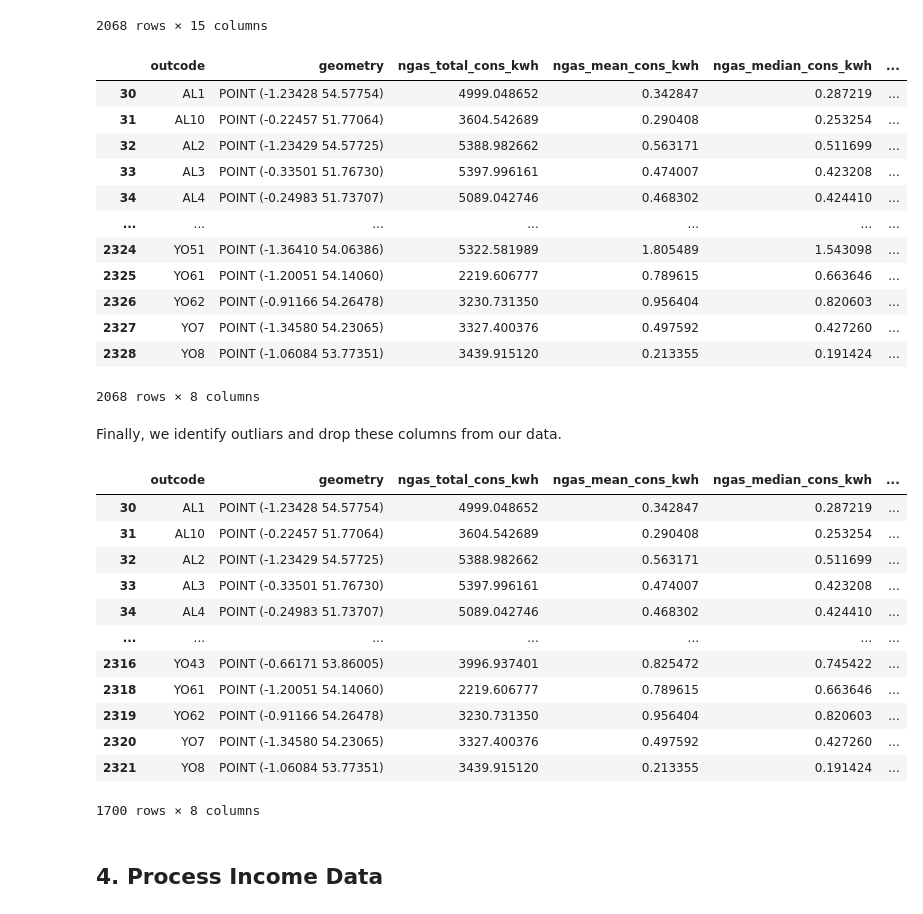
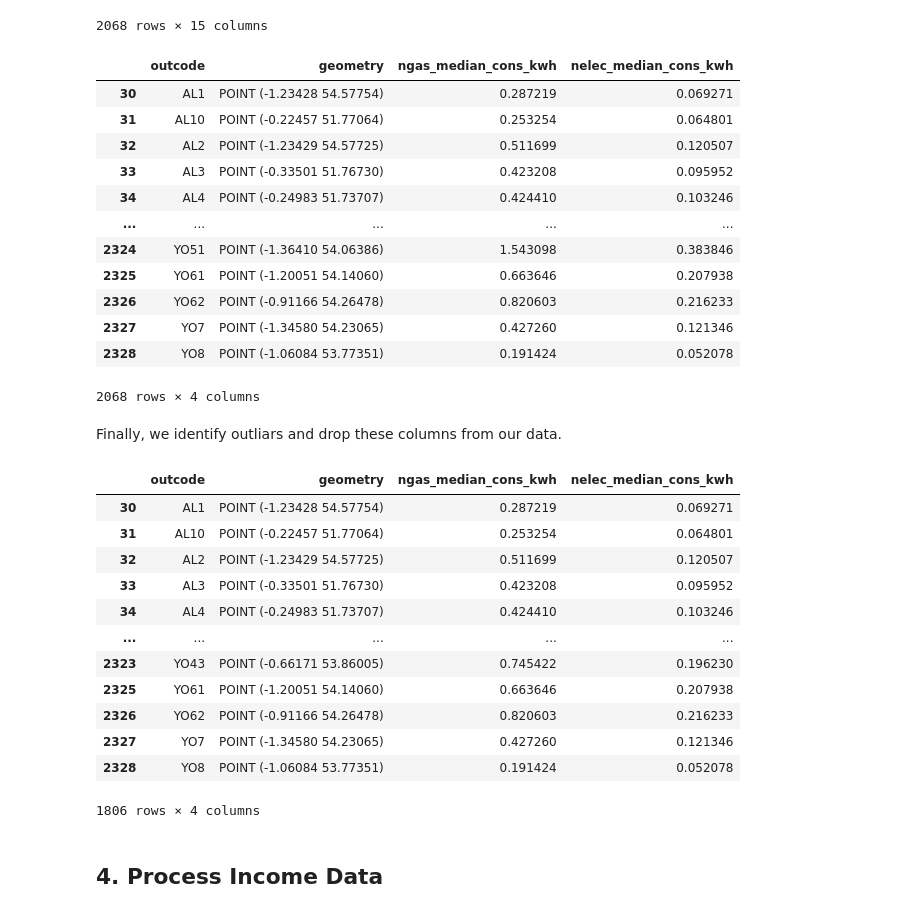
Before and after one commit to NikhilSDesai/SpatialDataScience, a Jupyter notebook: SDS_Analysis/data_cleaning.ipynb, the cells around one changed output. Drawn from its saved outputs; the diff is of its cells as text; code cells hidden in the pictures.

```diff
--- a/SDS_Analysis/data_cleaning.ipynb
+++ b/SDS_Analysis/data_cleaning.ipynb
@@ -414,29 +417,28 @@ See the caveats in the documentation: https://pandas.pydata.org/pandas-docs/stab
 2068 rows × 15 columns
 # %%
 columns_to_drop = ['gas_total_cons_kwh', 'gas_mean_cons_kwh', 'gas_median_cons_kwh',
-                   'elec_total_cons_kwh', 'elec_mean_cons_kwh', 'elec_median_cons_kwh', 'Count']
+                   'elec_total_cons_kwh', 'elec_mean_cons_kwh', 'elec_median_cons_kwh', 'Count', 'ngas_total_cons_kwh',	'ngas_mean_cons_kwh', 'nelec_total_cons_kwh', 'nelec_mean_cons_kwh']
 normalised_df = popjoined_df.drop(columns=columns_to_drop)
 normalised_df
 # %% [output]
-|  | outcode | geometry | ngas_total_cons_kwh | ngas_mean_cons_kwh | ngas_median_cons_kwh | ... |
-| 30 | AL1 | POINT (-1.23428 54.57754) | 4999.048652 | 0.342847 | 0.287219 | ... |
-| 31 | AL10 | POINT (-0.22457 51.77064) | 3604.542689 | 0.290408 | 0.253254 | ... |
-| 32 | AL2 | POINT (-1.23429 54.57725) | 5388.982662 | 0.563171 | 0.511699 | ... |
-| 33 | AL3 | POINT (-0.33501 51.76730) | 5397.996161 | 0.474007 | 0.423208 | ... |
-| 34 | AL4 | POINT (-0.24983 51.73707) | 5089.042746 | 0.468302 | 0.424410 | ... |
-| ... | ... | ... | ... | ... | ... | ... |
-| 2324 | YO51 | POINT (-1.36410 54.06386) | 5322.581989 | 1.805489 | 1.543098 | ... |
-| 2325 | YO61 | POINT (-1.20051 54.14060) | 2219.606777 | 0.789615 | 0.663646 | ... |
-| 2326 | YO62 | POINT (-0.91166 54.26478) | 3230.731350 | 0.956404 | 0.820603 | ... |
-| 2327 | YO7 | POINT (-1.34580 54.23065) | 3327.400376 | 0.497592 | 0.427260 | ... |
-| 2328 | YO8 | POINT (-1.06084 53.77351) | 3439.915120 | 0.213355 | 0.191424 | ... |
+|  | outcode | geometry | ngas_median_cons_kwh | nelec_median_cons_kwh |
+| 30 | AL1 | POINT (-1.23428 54.57754) | 0.287219 | 0.069271 |
+| 31 | AL10 | POINT (-0.22457 51.77064) | 0.253254 | 0.064801 |
+| 32 | AL2 | POINT (-1.23429 54.57725) | 0.511699 | 0.120507 |
+| 33 | AL3 | POINT (-0.33501 51.76730) | 0.423208 | 0.095952 |
+| 34 | AL4 | POINT (-0.24983 51.73707) | 0.424410 | 0.103246 |
+| ... | ... | ... | ... | ... |
+| 2324 | YO51 | POINT (-1.36410 54.06386) | 1.543098 | 0.383846 |
+| 2325 | YO61 | POINT (-1.20051 54.14060) | 0.663646 | 0.207938 |
+| 2326 | YO62 | POINT (-0.91166 54.26478) | 0.820603 | 0.216233 |
+| 2327 | YO7 | POINT (-1.34580 54.23065) | 0.427260 | 0.121346 |
+| 2328 | YO8 | POINT (-1.06084 53.77351) | 0.191424 | 0.052078 |
-2068 rows × 8 columns
+2068 rows × 4 columns
 # %% [markdown]
 Finally, we identify outliars and drop these columns from our data.
 # %%
 # define columns
-columns = ['ngas_total_cons_kwh', 'ngas_mean_cons_kwh', 'ngas_median_cons_kwh',
-           'nelec_total_cons_kwh', 'nelec_mean_cons_kwh', 'nelec_median_cons_kwh']
+columns = ['ngas_median_cons_kwh','nelec_median_cons_kwh']
 
 # initialise the filter to select all rows
 filter = pd.Series([True] * len(df))
@@ -454,19 +456,19 @@ normalised_df = normalised_df[filter]
 
 normalised_df
 # %% [output]
-|  | outcode | geometry | ngas_total_cons_kwh | ngas_mean_cons_kwh | ngas_median_cons_kwh | ... |
-| 30 | AL1 | POINT (-1.23428 54.57754) | 4999.048652 | 0.342847 | 0.287219 | ... |
-| 31 | AL10 | POINT (-0.22457 51.77064) | 3604.542689 | 0.290408 | 0.253254 | ... |
-| 32 | AL2 | POINT (-1.23429 54.57725) | 5388.982662 | 0.563171 | 0.511699 | ... |
-| 33 | AL3 | POINT (-0.33501 51.76730) | 5397.996161 | 0.474007 | 0.423208 | ... |
-| 34 | AL4 | POINT (-0.24983 51.73707) | 5089.042746 | 0.468302 | 0.424410 | ... |
-| ... | ... | ... | ... | ... | ... | ... |
-| 2316 | YO43 | POINT (-0.66171 53.86005) | 3996.937401 | 0.825472 | 0.745422 | ... |
-| 2318 | YO61 | POINT (-1.20051 54.14060) | 2219.606777 | 0.789615 | 0.663646 | ... |
-| 2319 | YO62 | POINT (-0.91166 54.26478) | 3230.731350 | 0.956404 | 0.820603 | ... |
-| 2320 | YO7 | POINT (-1.34580 54.23065) | 3327.400376 | 0.497592 | 0.427260 | ... |
-| 2321 | YO8 | POINT (-1.06084 53.77351) | 3439.915120 | 0.213355 | 0.191424 | ... |
+|  | outcode | geometry | ngas_median_cons_kwh | nelec_median_cons_kwh |
+| 30 | AL1 | POINT (-1.23428 54.57754) | 0.287219 | 0.069271 |
+| 31 | AL10 | POINT (-0.22457 51.77064) | 0.253254 | 0.064801 |
+| 32 | AL2 | POINT (-1.23429 54.57725) | 0.511699 | 0.120507 |
+| 33 | AL3 | POINT (-0.33501 51.76730) | 0.423208 | 0.095952 |
+| 34 | AL4 | POINT (-0.24983 51.73707) | 0.424410 | 0.103246 |
+| ... | ... | ... | ... | ... |
+| 2323 | YO43 | POINT (-0.66171 53.86005) | 0.745422 | 0.196230 |
+| 2325 | YO61 | POINT (-1.20051 54.14060) | 0.663646 | 0.207938 |
+| 2326 | YO62 | POINT (-0.91166 54.26478) | 0.820603 | 0.216233 |
+| 2327 | YO7 | POINT (-1.34580 54.23065) | 0.427260 | 0.121346 |
+| 2328 | YO8 | POINT (-1.06084 53.77351) | 0.191424 | 0.052078 |
-1700 rows × 8 columns
+1806 rows × 4 columns
 # %%
 # gdf is cleaned and ready to download
 normalised_df = gpd.GeoDataFrame(normalised_df, geometry='geometry')
```
Also changed, not shown: parts of 3 cells of this notebook, 8 other files.
